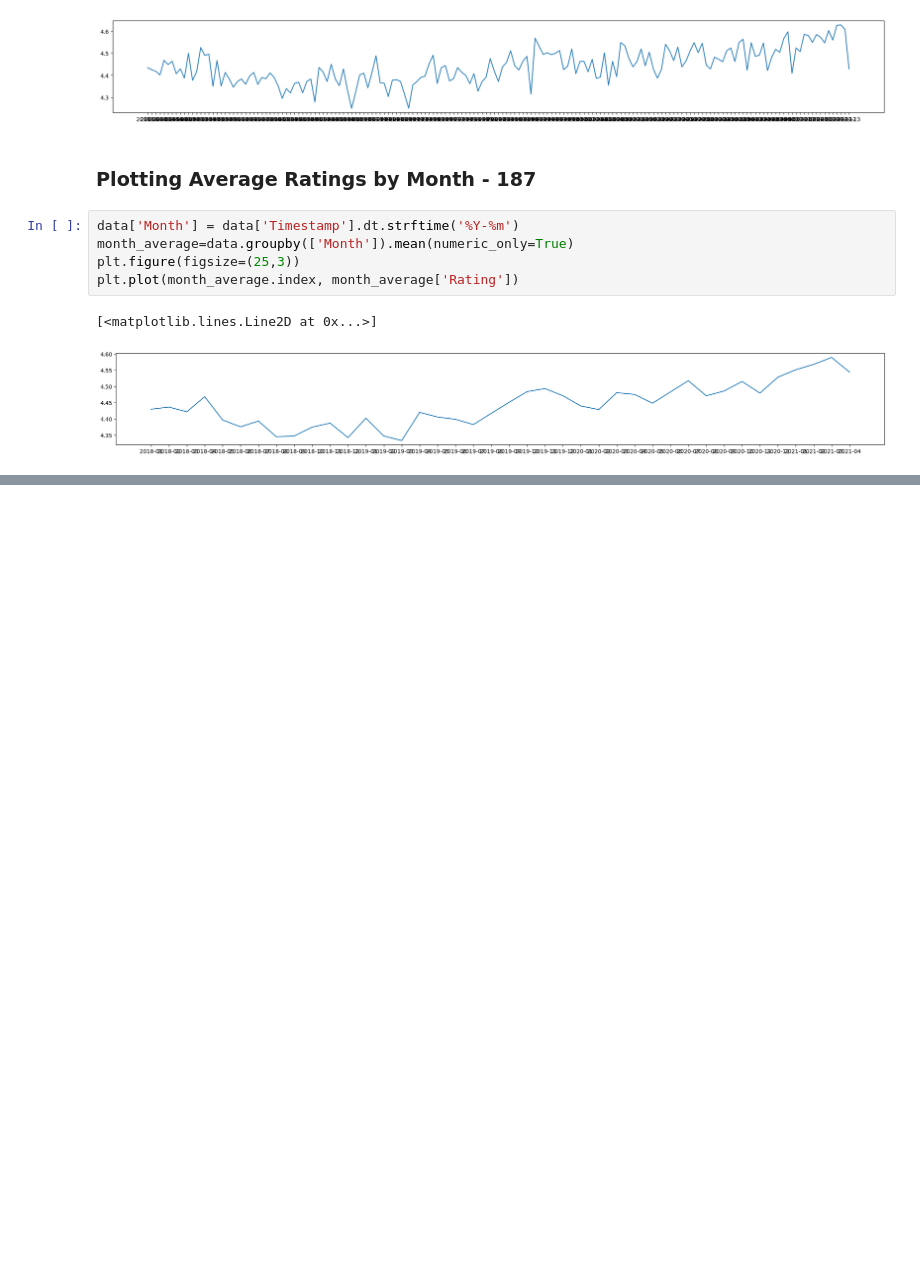
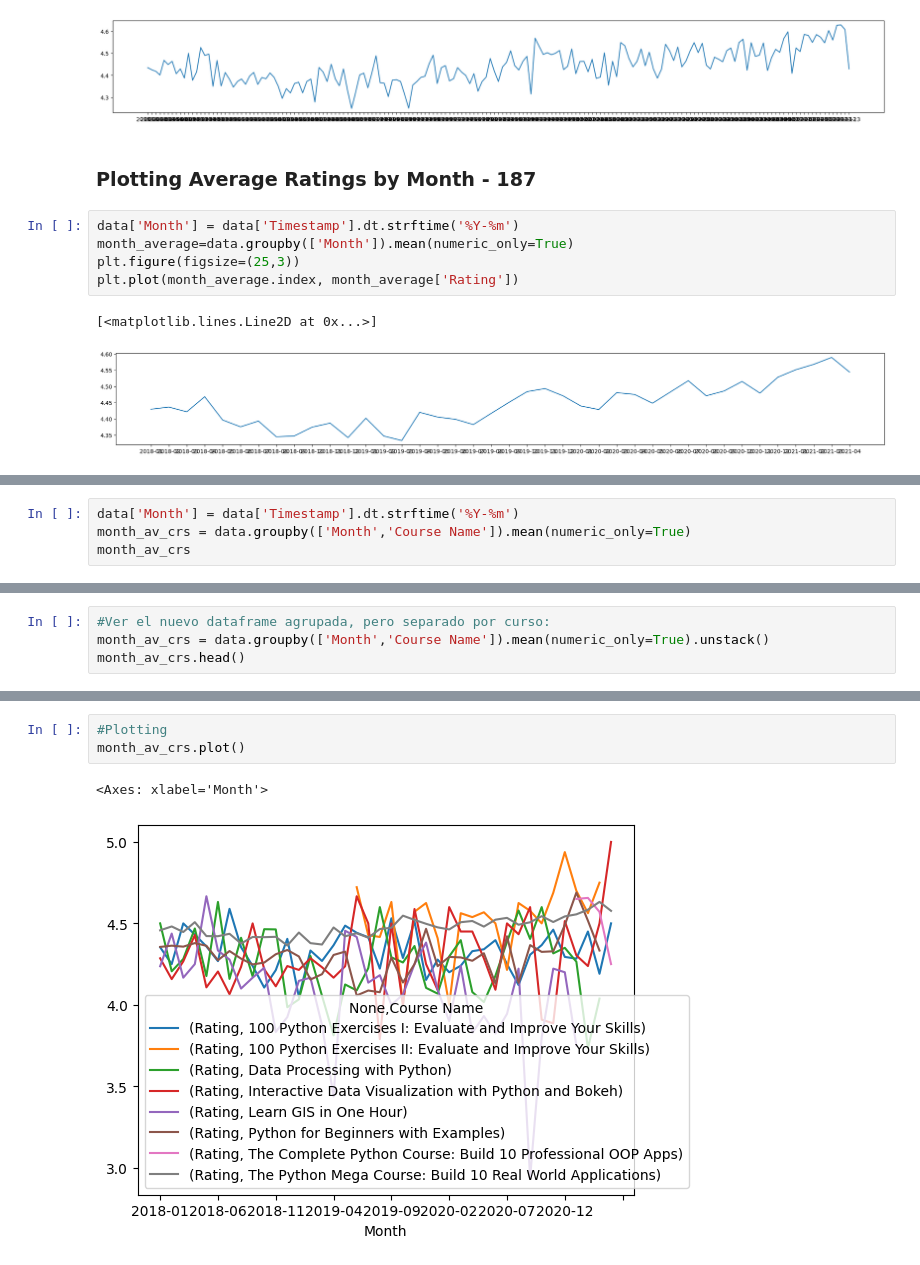
Before and after one commit to VicenteCorts/Learning_Python, a Jupyter notebook: Clase185.ipynb, the cells around one changed output, grey strips where cells are left out. Saved outputs shown, nothing was run; the diff lists cells and outputs as text; blank space fills up the shorter version.

```diff
--- a/Clase185.ipynb
+++ b/Clase185.ipynb
@@ -103,0 +106,4 @@ plt.plot(month_average.index, month_average['Rating'])
+# %%
+data['Month'] = data['Timestamp'].dt.strftime('%Y-%m')
+month_av_crs = data.groupby(['Month','Course Name']).mean(numeric_only=True)
+month_av_crs
@@ -103,0 +125,4 @@ plt.plot(month_average.index, month_average['Rating'])
+# %%
+#Ver el nuevo dataframe agrupada, pero separado por curso:
+month_av_crs = data.groupby(['Month','Course Name']).mean(numeric_only=True).unstack()
+month_av_crs.head()
@@ -103,0 +138,6 @@ plt.plot(month_average.index, month_average['Rating'])
+# %%
+#Plotting
+month_av_crs.plot()
+# %% [output]
+<Axes: xlabel='Month'>
+[figure, added]
```
Also changed, not shown: parts of 7 cells of this notebook, 1 other file.
